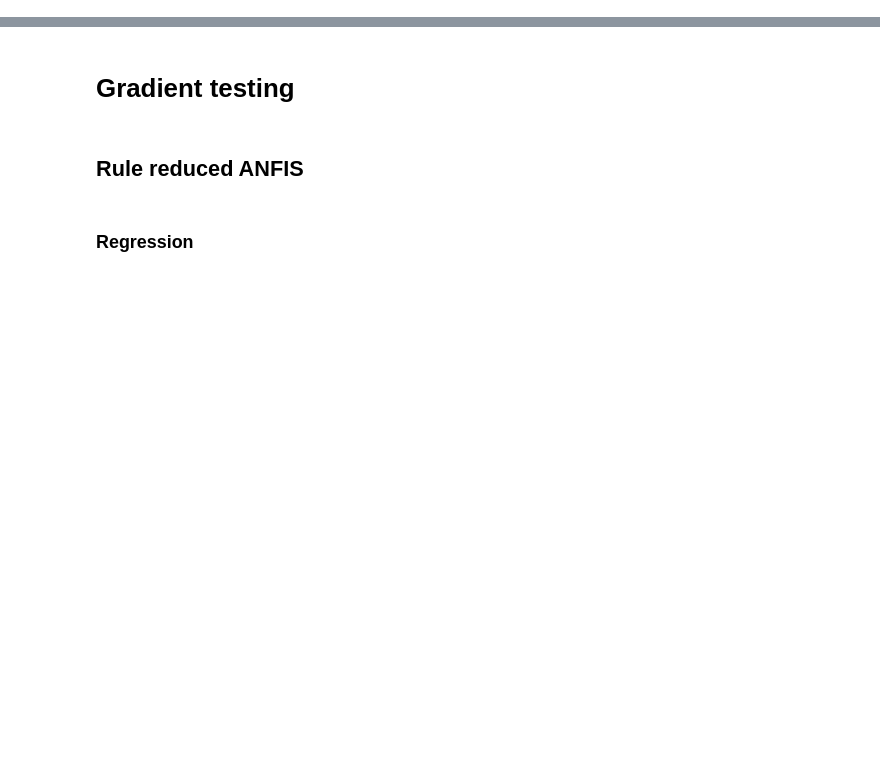
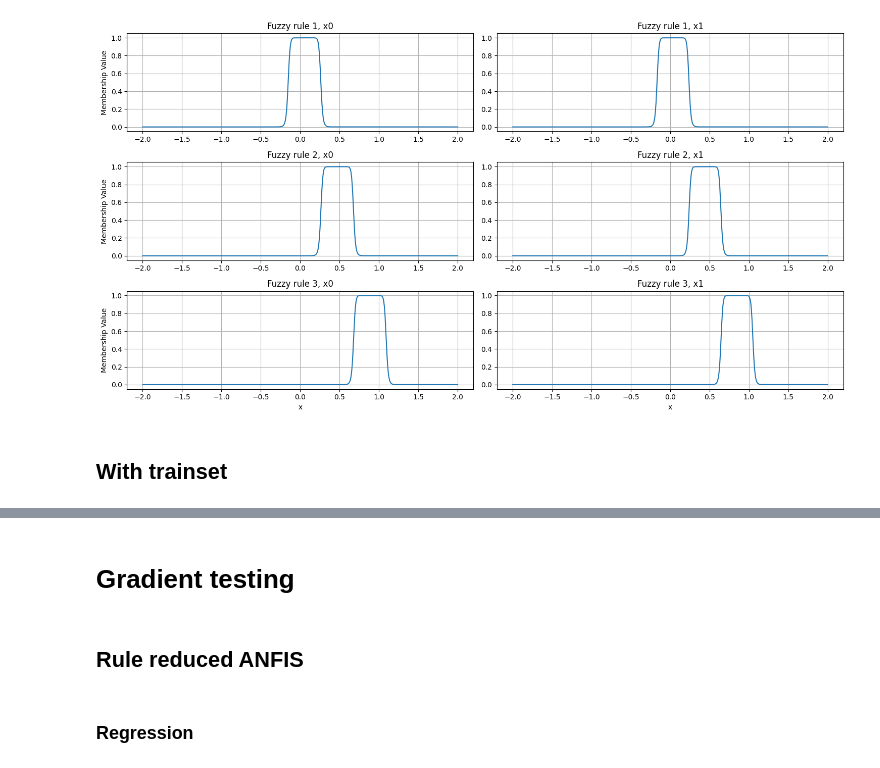
Before and after one commit to jsuarez2001/neuro-fuzzy-toolbox, a Jupyter notebook: test_notebooks/anfis.ipynb, the cells around one changed output, grey strips where cells are left out. Drawn from its saved outputs; the diff is of its cells as text; code cells hidden in the pictures; blank space fills up the shorter version.

Commit message:
General update: model, layers, training algorithm, evaluation, ...

```diff
--- a/test_notebooks/anfis.ipynb
+++ b/test_notebooks/anfis.ipynb
@@ -10,0 +15,2 @@ from neuro_fuzzy_toolbox import ANFIS
+# %%
+model = ANFIS(input_size=2, fuzzy_rules=3, outputs=1)
@@ -10,0 +87,3 @@ from neuro_fuzzy_toolbox import ANFIS
+# %%
+model.set_premises(model.get_premises()*2)
+model.get_premises()
@@ -10,0 +110,3 @@ from neuro_fuzzy_toolbox import ANFIS
+# %%
+model.set_consequents(model.get_consequents()*2)
+model.get_consequents()
@@ -10,0 +179,6 @@ from neuro_fuzzy_toolbox import ANFIS
+# %%
+model.plot_premises()
+# %% [output]
+[figure, added]
+# %% [markdown]
+## With trainset
```
Also changed, not shown: parts of 149 cells of this notebook, 45 other files.
